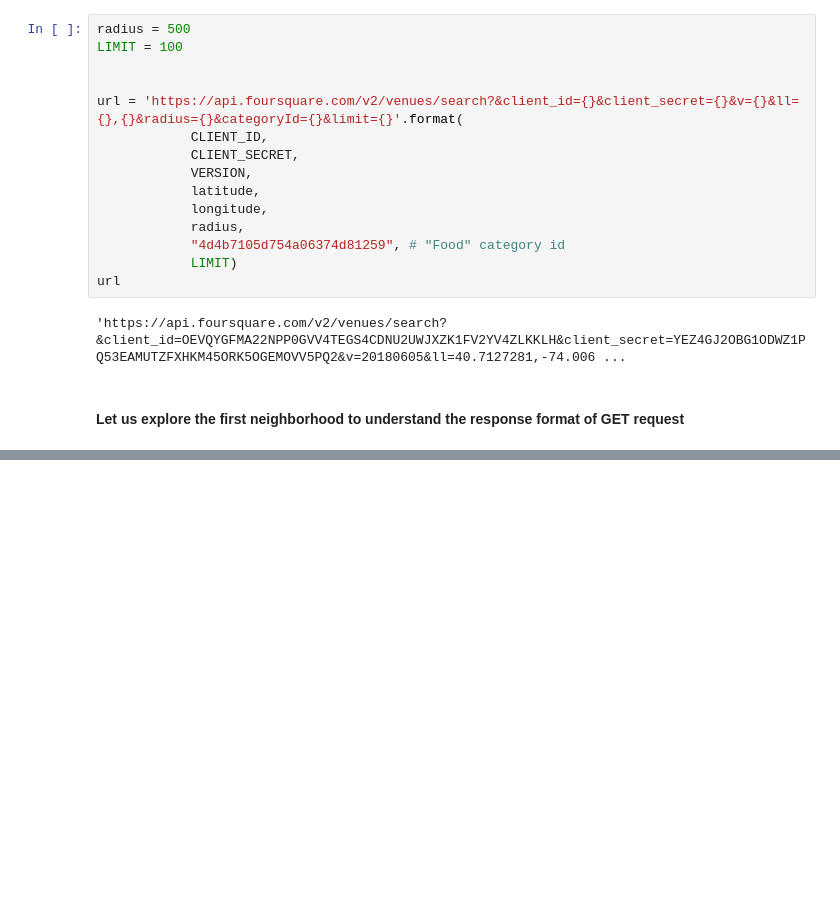
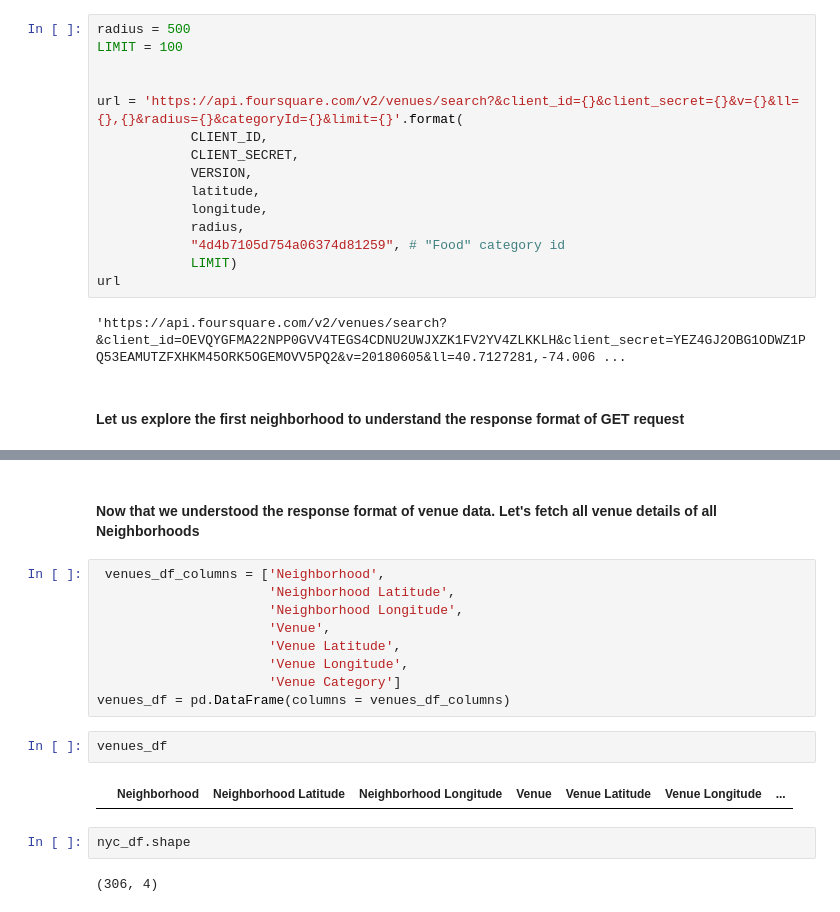
Before and after one commit to ashish-vemula/ibm-coursera-capstone-project, a Jupyter notebook: coursera-unsupervised-kmeans.ipynb, the cells around one changed output, grey strips where cells are left out. Saved outputs shown, nothing was run; the diff lists cells and outputs as text; blank space fills up the shorter version.

```diff
--- a/coursera-unsupervised-kmeans.ipynb
+++ b/coursera-unsupervised-kmeans.ipynb
@@ -279,0 +296,19 @@ url
+# %% [markdown]
+<h4>Now that we understood the response format of venue data. Let's fetch all venue details of all Neighborhoods</h4>
+# %%
+ venues_df_columns = ['Neighborhood',
+                      'Neighborhood Latitude',
+                      'Neighborhood Longitude',
+                      'Venue',
+                      'Venue Latitude',
+                      'Venue Longitude',
+                      'Venue Category']
+venues_df = pd.DataFrame(columns = venues_df_columns)
+# %%
+venues_df
+# %% [output]
+|  | Neighborhood | Neighborhood Latitude | Neighborhood Longitude | Venue | Venue Latitude | Venue Longitude | ... |
+# %%
+nyc_df.shape
+# %% [output]
+(306, 4)
```
Also changed, not shown: parts of 9 cells of this notebook.
